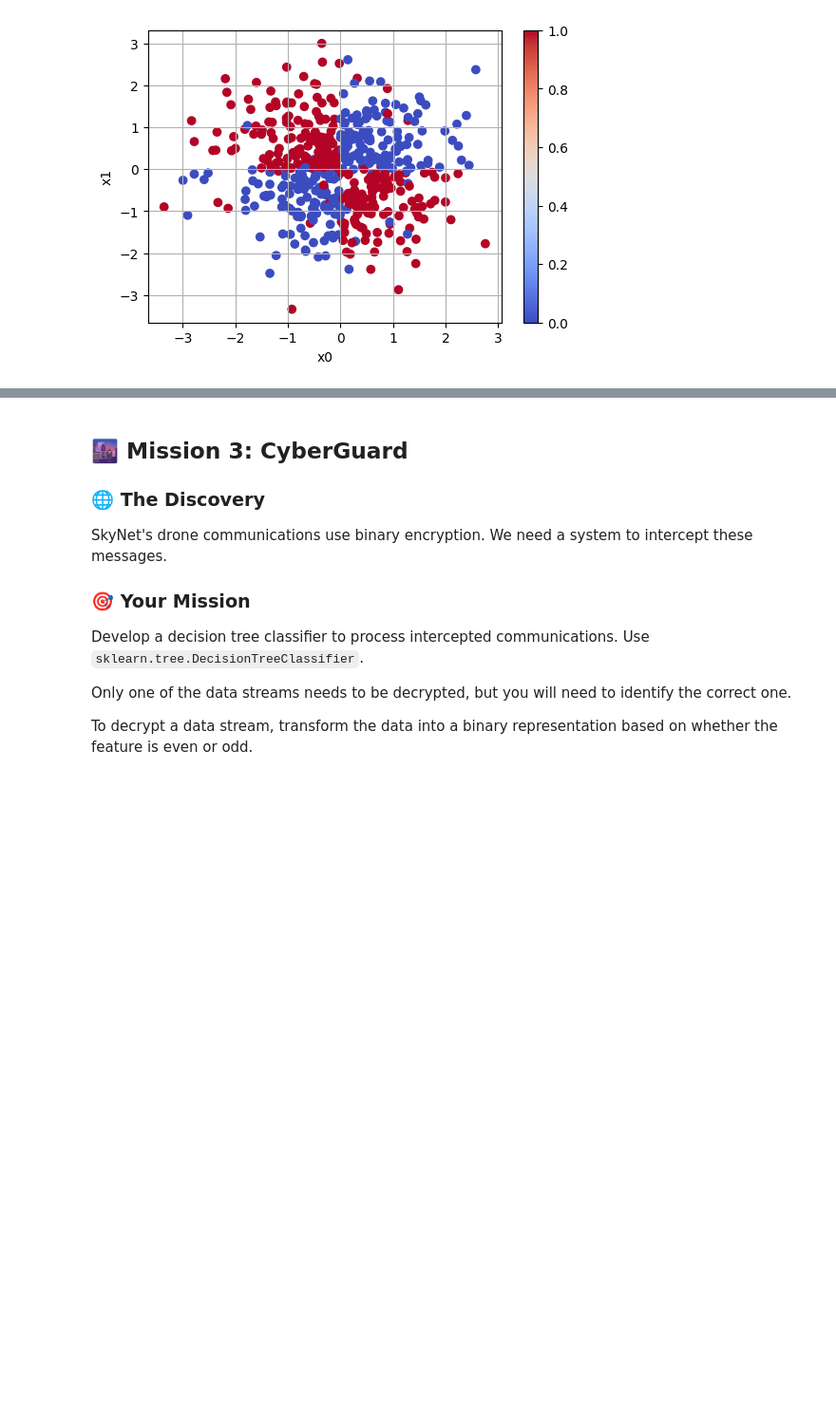
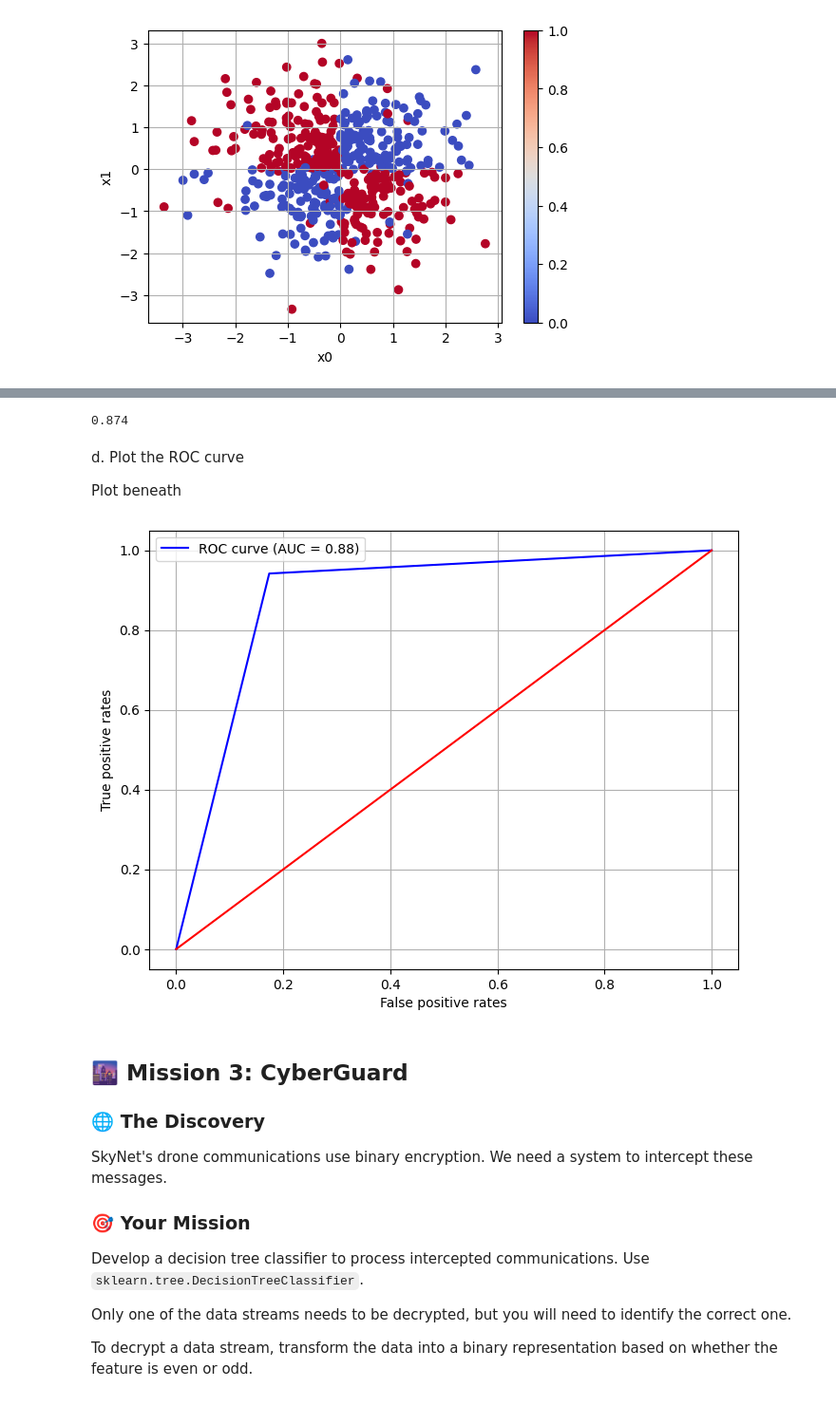
Before and after one commit to leewberg/TDT4172, a Jupyter notebook: Assignment1/Chapter_1.ipynb, the cells around one changed output, grey strips where cells are left out. Shown: that part at 95% size. Saved outputs shown, nothing was run; the diff lists cells and outputs as text; code cells hidden in the pictures; blank space fills up the shorter version.

```diff
--- a/Assignment1/Chapter_1.ipynb
+++ b/Assignment1/Chapter_1.ipynb
@@ -197,3 +211,37 @@ plt.show()
+# %%
+from sklearn.tree import DecisionTreeClassifier
+from sklearn.metrics import accuracy_score
+
+tree_model = DecisionTreeClassifier(max_depth = 1000, random_state=1000)
+tree_model.fit(x_train, y_train)
+
+y_pred_tree = tree_model.predict(x_test)
+
+acc = accuracy_score(test['y'].values, y_pred_tree)
+print(acc)
+# %% [output]
+0.874
+# %% [markdown]
+   d. Plot the ROC curve
+
+   Plot beneath
+# %%
+from sklearn.metrics import roc_curve, roc_auc_score
+
+y_pred = model.predict(x_test_scaled)
+fpr, tpr, tresholds = roc_curve(test['y'].values, y_pred)
+auc = roc_auc_score(test['y'].values, y_pred)
+
+plt.figure(figsize=(8, 6))
+plt.plot(fpr, tpr, color='b', label=f'ROC curve (AUC = {auc:.2f})')
+plt.plot([0,1], [0,1], color = 'r')
+plt.xlabel("False positive rates")
+plt.ylabel("True positive rates")
+plt.legend()
+plt.grid()
+plt.show()
+# %% [output]
+[figure, added]
 # %% [markdown]
 ## 🌆 Mission 3: CyberGuard
 
```
Also changed, not shown: parts of 2 cells of this notebook.
